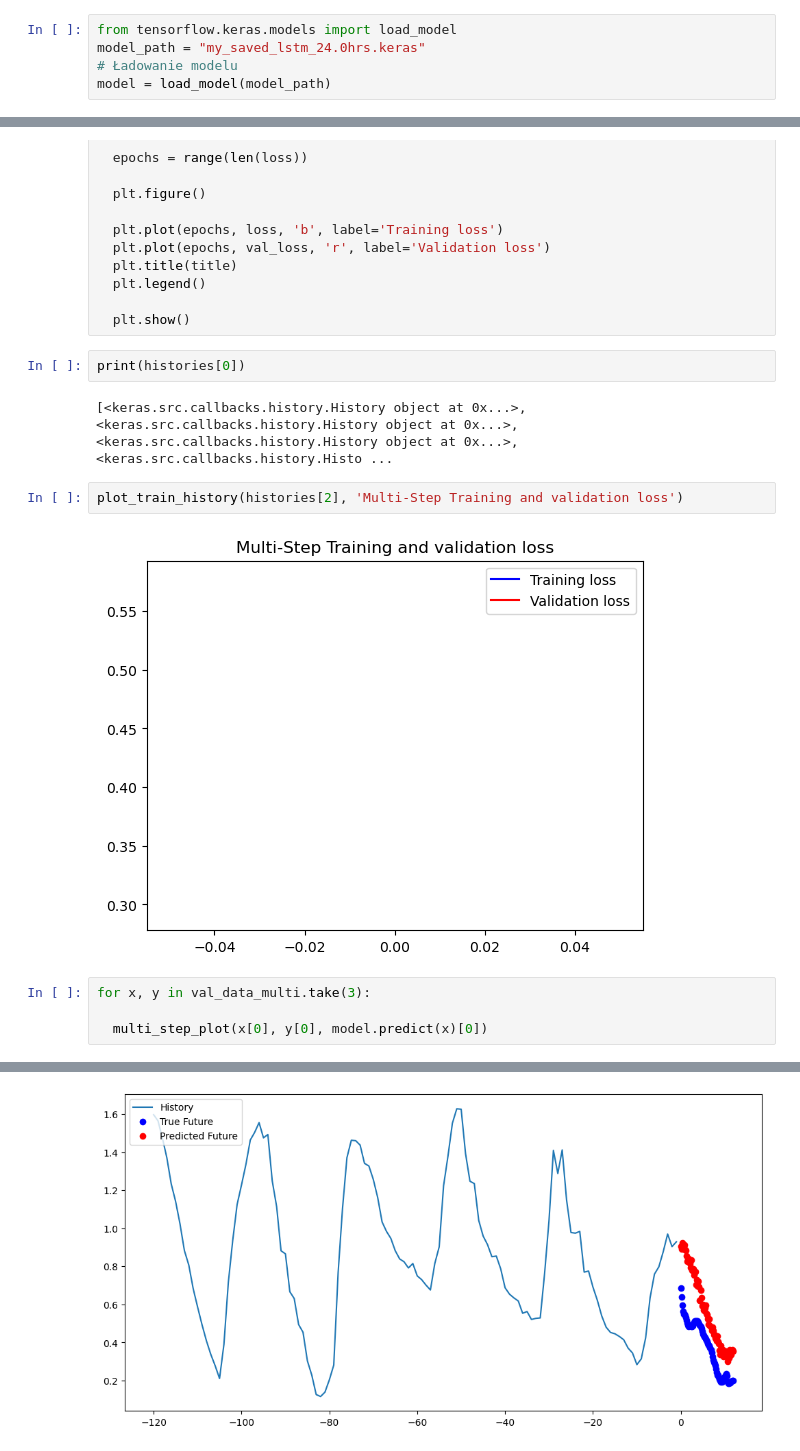
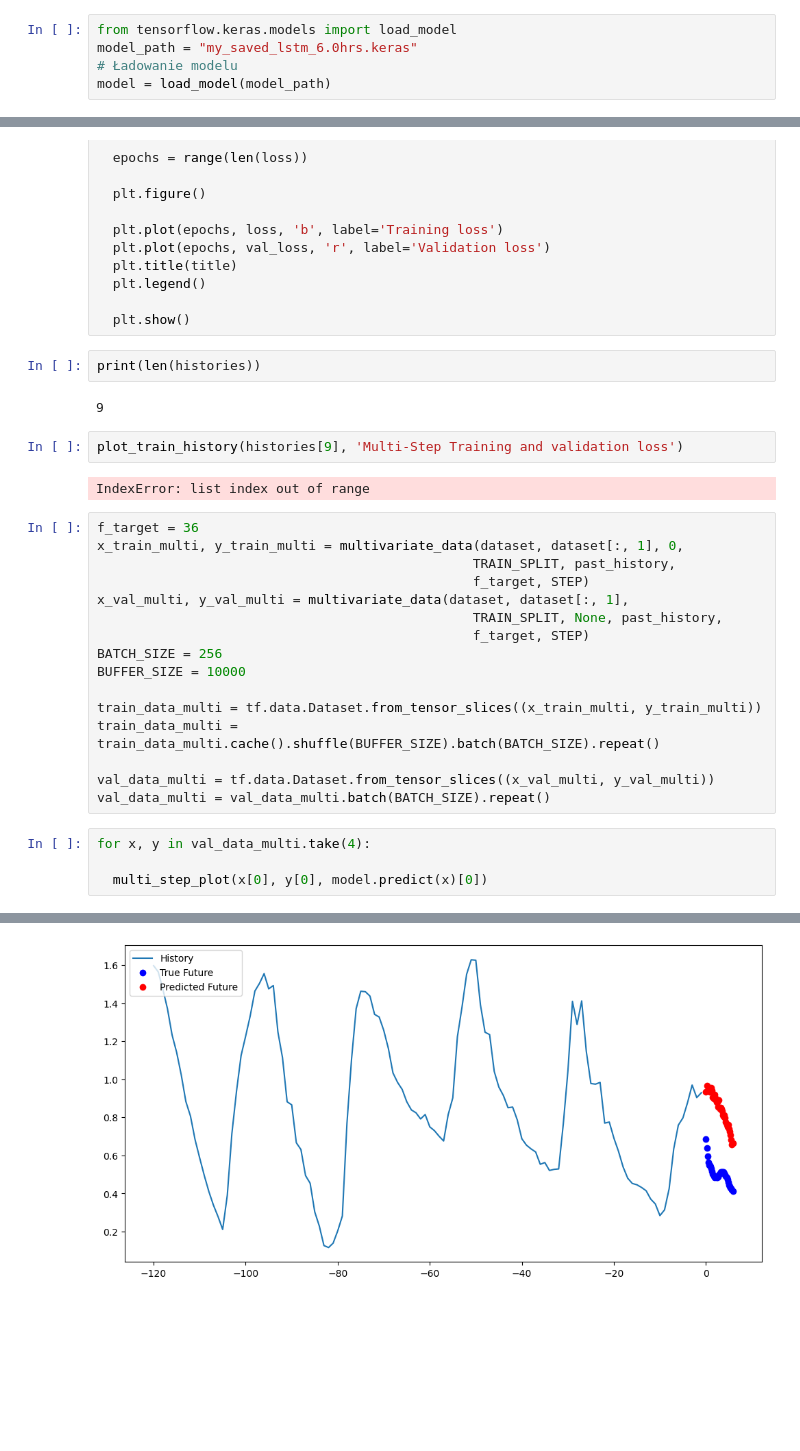
Before and after one commit to michalkaczmarczyk12000/weather_forecast_transformer_vs_lstm, a Jupyter notebook: lstm_petla.ipynb, the cells around one changed output, grey strips where cells are left out. Saved outputs shown, nothing was run; the diff lists cells and outputs as text; blank space fills up the shorter version.

Commit message:
add models for pressure prediction

```diff
--- a/lstm_petla.ipynb
+++ b/lstm_petla.ipynb
@@ -169,7 +169,7 @@ for x, y in val_data_multi.take(1):
 (256, 72)
 # %%
 from tensorflow.keras.models import load_model
-model_path = "my_saved_lstm_24.0hrs.keras"
+model_path = "my_saved_lstm_6.0hrs.keras"
 # Ładowanie modelu
 model = load_model(model_path)
 # %%
@@ -188,15 +188,31 @@ def plot_train_history(history, title):
 
   plt.show()
 # %%
-print(histories[0])
+print(len(histories))
 # %% [output]
-[<keras.src.callbacks.history.History object at 0x...>, <keras.src.callbacks.history.History object at 0x...>, <keras.src.callbacks.history.History object at 0x...>, <keras.src.callbacks.history.Histo ...
+9
 # %%
-plot_train_history(histories[2], 'Multi-Step Training and validation loss')
+plot_train_history(histories[9], 'Multi-Step Training and validation loss')
 # %% [output]
-[figure, removed]
+IndexError: list index out of range
+# %%
+f_target = 36
+x_train_multi, y_train_multi = multivariate_data(dataset, dataset[:, 1], 0,
+                                                TRAIN_SPLIT, past_history,
+                                                f_target, STEP)
+x_val_multi, y_val_multi = multivariate_data(dataset, dataset[:, 1],
+                                                TRAIN_SPLIT, None, past_history,
+                                                f_target, STEP)
+BATCH_SIZE = 256
+BUFFER_SIZE = 10000
+
+train_data_multi = tf.data.Dataset.from_tensor_slices((x_train_multi, y_train_multi))
+train_data_multi = train_data_multi.cache().shuffle(BUFFER_SIZE).batch(BATCH_SIZE).repeat()
+
+val_data_multi = tf.data.Dataset.from_tensor_slices((x_val_multi, y_val_multi))
+val_data_multi = val_data_multi.batch(BATCH_SIZE).repeat()
 # %%
-for x, y in val_data_multi.take(3):
+for x, y in val_data_multi.take(4):
 
   multi_step_plot(x[0], y[0], model.predict(x)[0])
 # %% [output]
@@ -208 +224 @@ for x, y in val_data_multi.take(3):
-[figure, old version]
+[figure, new version]
```
Also changed, not shown: parts of 1 cell of this notebook, 4 other files.
